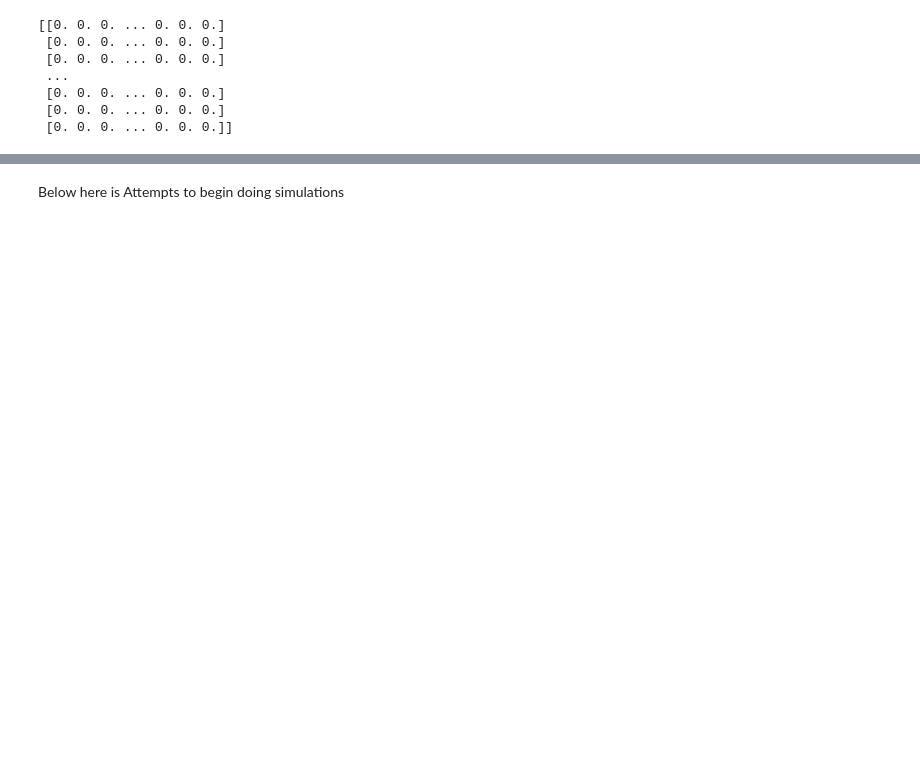
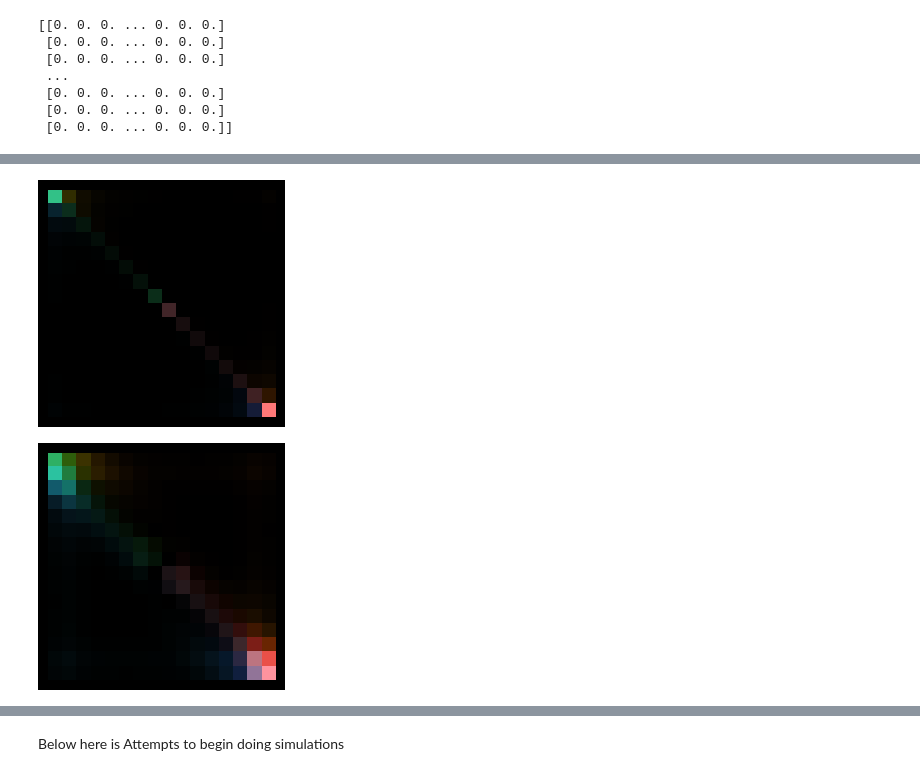
Before and after one commit to LukasScarfe/MultiplaneTurb, a Jupyter notebook: Lukas_Workspace.ipynb, the cells around one changed output, grey strips where cells are left out. Cells and saved outputs as stored; diff of their text form; code cells hidden in the pictures; blank space fills up the shorter version.

```diff
--- a/Lukas_Workspace.ipynb
+++ b/Lukas_Workspace.ipynb
@@ -349,0 +319,7 @@ plotbeam(Fresnel(ei1,z))
+# %%
+q=5
+plotbeam(SubPhase(eigs[q],Phase(eigs[q])+cmath.phase(w[q])))
+plotbeam(propChannel(eigs[q],z))
+# %% [output]
+[figure, added]
+[figure, added]
```
Also changed, not shown: parts of 26 cells of this notebook.
